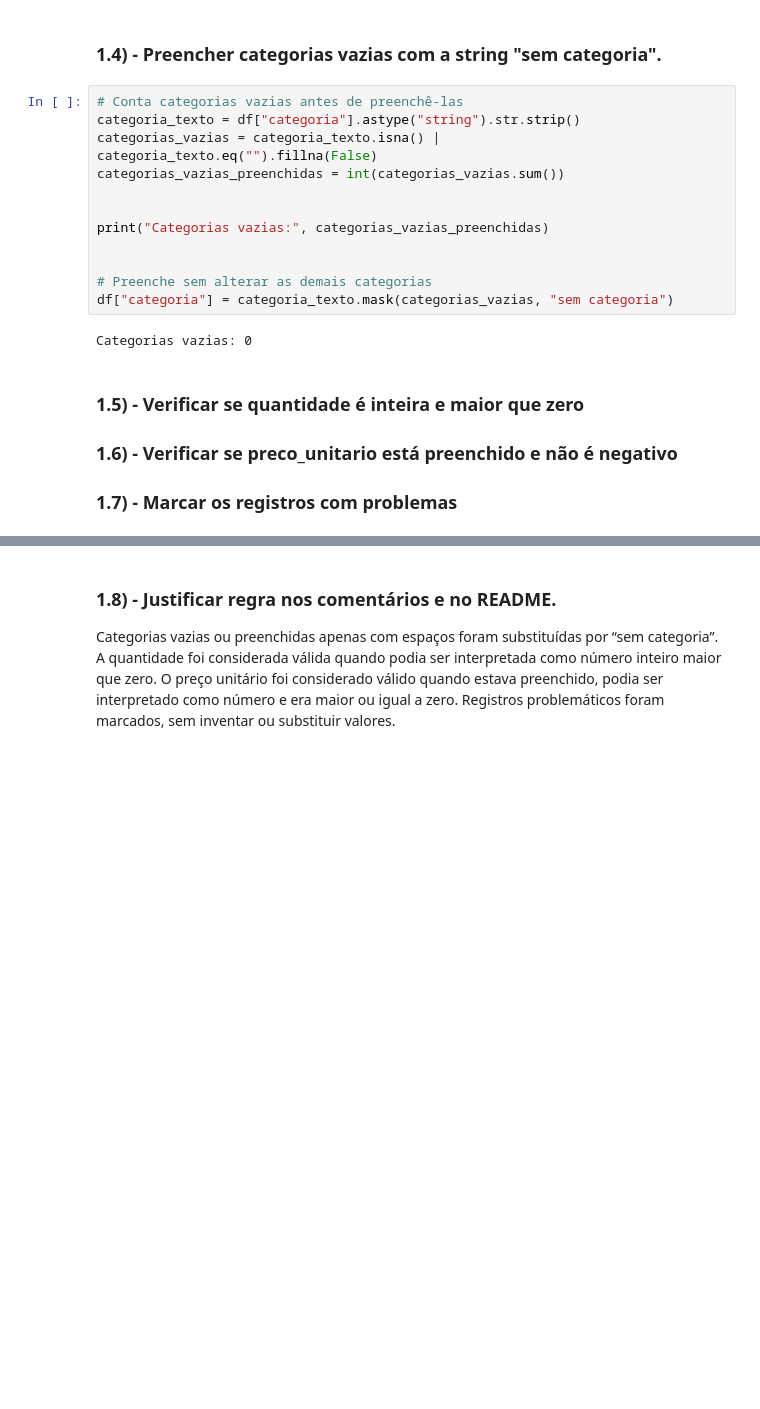
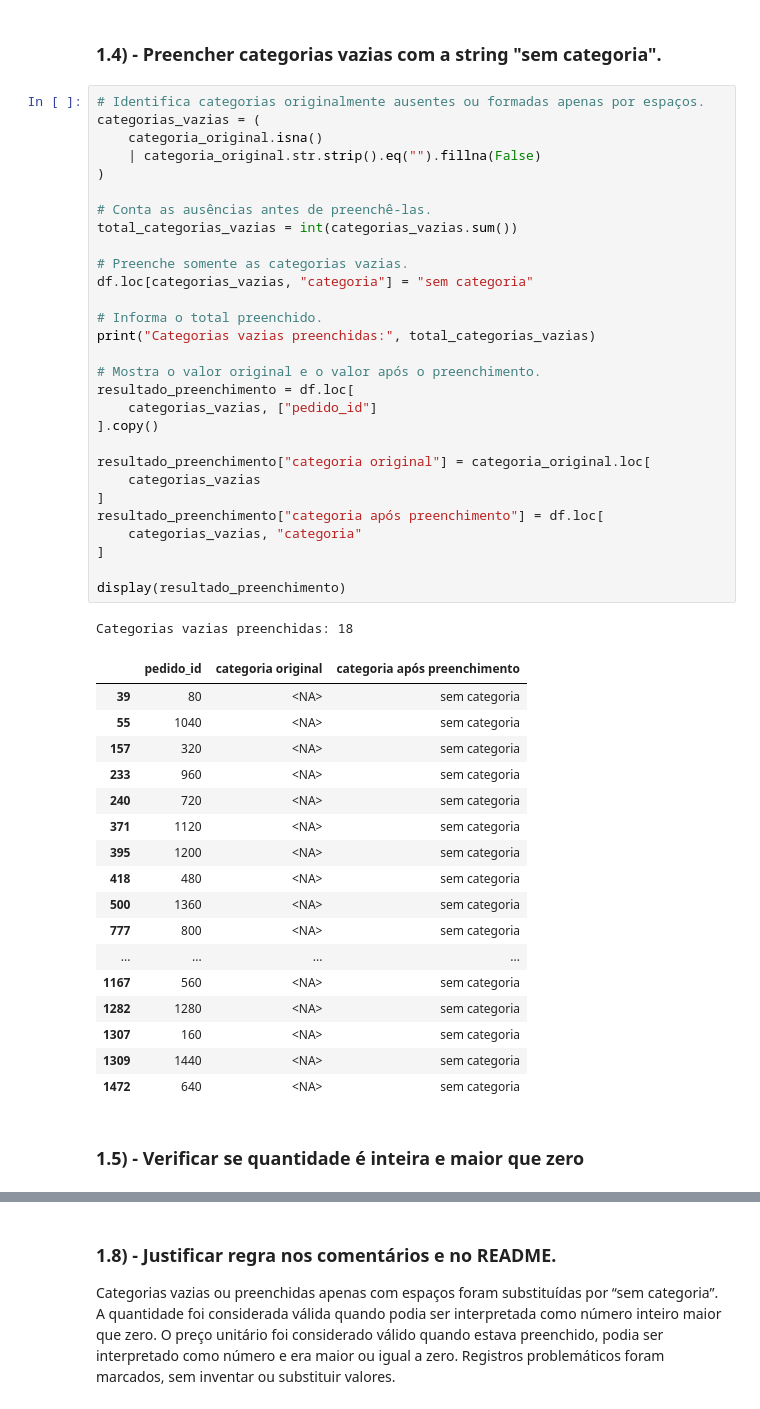
Before and after one commit to fep84/sctec_mini-projeto_avaliativo, a Jupyter notebook: sctec_mini-projeto_avaliativo.ipynb, the cells around one changed output, grey strips where cells are left out. Drawn from its saved outputs; the diff is of its cells as text; blank space fills up the shorter version.

```diff
--- a/sctec_mini-projeto_avaliativo.ipynb
+++ b/sctec_mini-projeto_avaliativo.ipynb
@@ -44,20 +41,52 @@ Nomes das colunas: ['pedido_id', 'data_venda', 'produto', 'categoria', 'canal_ve
 # %% [markdown]
 ### 1.4) - Preencher categorias vazias com a string "sem categoria".
 # %%
-# Conta categorias vazias antes de preenchê-las
-categoria_texto = df["categoria"].astype("string").str.strip()
-categorias_vazias = categoria_texto.isna() | categoria_texto.eq("").fillna(False)
-categorias_vazias_preenchidas = int(categorias_vazias.sum())
+# Identifica categorias originalmente ausentes ou formadas apenas por espaços.
+categorias_vazias = (
+    categoria_original.isna()
+    | categoria_original.str.strip().eq("").fillna(False)
+)
 
+# Conta as ausências antes de preenchê-las.
+total_categorias_vazias = int(categorias_vazias.sum())
 
-print("Categorias vazias:", categorias_vazias_preenchidas)
+# Preenche somente as categorias vazias.
+df.loc[categorias_vazias, "categoria"] = "sem categoria"
 
+# Informa o total preenchido.
+print("Categorias vazias preenchidas:", total_categorias_vazias)
 
-# Preenche sem alterar as demais categorias
-df["categoria"] = categoria_texto.mask(categorias_vazias, "sem categoria")
+# Mostra o valor original e o valor após o preenchimento.
+resultado_preenchimento = df.loc[
+    categorias_vazias, ["pedido_id"]
+].copy()
+
+resultado_preenchimento["categoria original"] = categoria_original.loc[
+    categorias_vazias
+]
+resultado_preenchimento["categoria após preenchimento"] = df.loc[
+    categorias_vazias, "categoria"
+]
+
+display(resultado_preenchimento)
 # %% [output]
-Categorias vazias: 0
+Categorias vazias preenchidas: 18
+|  | pedido_id | categoria original | categoria após preenchimento |
+| 39 | 80 | <NA> | sem categoria |
+| 55 | 1040 | <NA> | sem categoria |
+| 157 | 320 | <NA> | sem categoria |
+| 233 | 960 | <NA> | sem categoria |
+| 240 | 720 | <NA> | sem categoria |
+| 371 | 1120 | <NA> | sem categoria |
+| 395 | 1200 | <NA> | sem categoria |
+| 418 | 480 | <NA> | sem categoria |
+| 500 | 1360 | <NA> | sem categoria |
+| 777 | 800 | <NA> | sem categoria |
+| ... | ... | ... | ... |
+| 1167 | 560 | <NA> | sem categoria |
+| 1282 | 1280 | <NA> | sem categoria |
+| 1307 | 160 | <NA> | sem categoria |
+| 1309 | 1440 | <NA> | sem categoria |
+| 1472 | 640 | <NA> | sem categoria |
 # %% [markdown]
 ### 1.5) - Verificar se quantidade é inteira e maior que zero
-### 1.6) - Verificar se preco_unitario está preenchido e não é negativo
-### 1.7) - Marcar os registros com problemas
```
Also changed, not shown: parts of 27 cells of this notebook, 2 other files.
